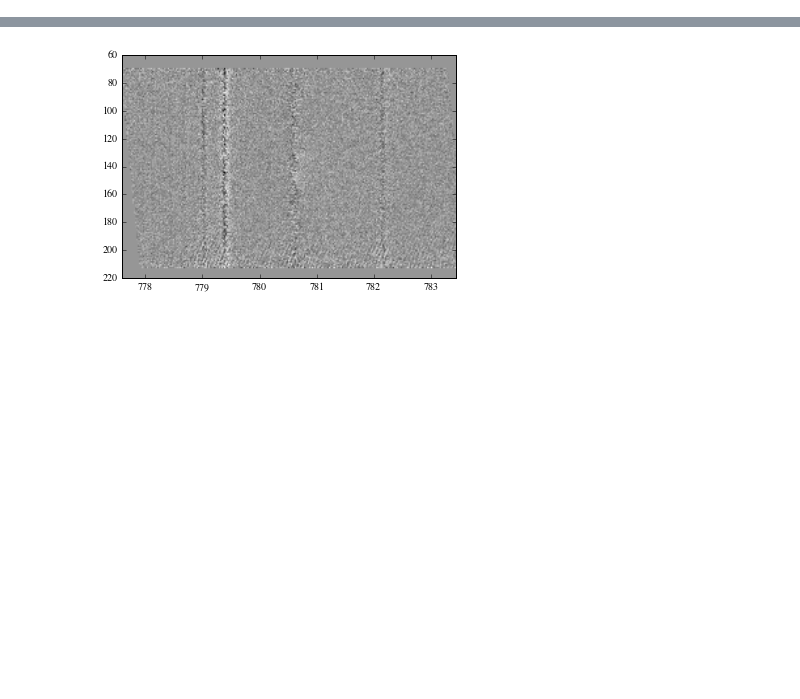
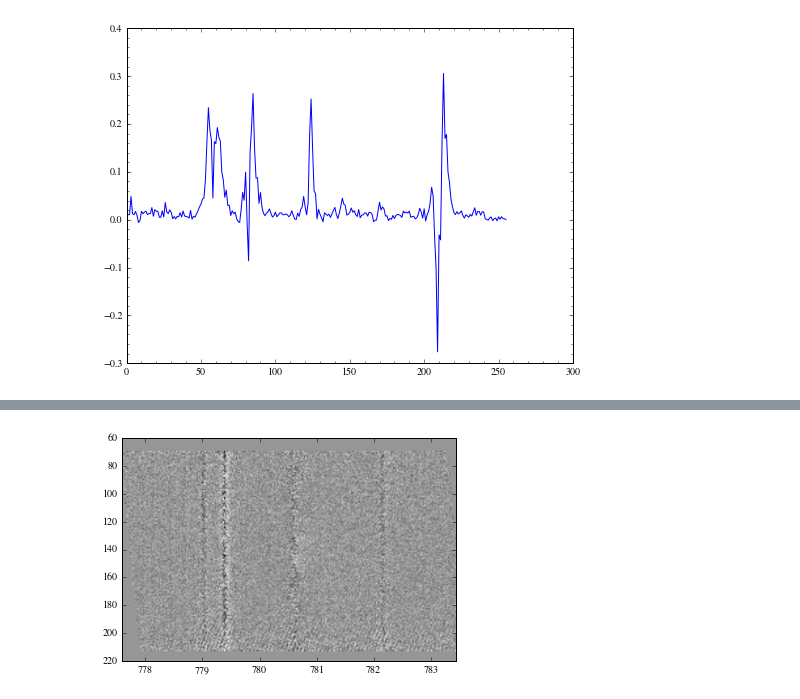
Before and after one commit to yaolun/sa, a Jupyter notebook: TEXES_analysis.ipynb, the cells around one changed output, grey strips where cells are left out. Cells and saved outputs as stored; diff of their text form; code cells hidden in the pictures; blank space fills up the shorter version.

```diff
--- a/TEXES_analysis.ipynb
+++ b/TEXES_analysis.ipynb
@@ -19,0 +61,9 @@ collapse_bkg = (np.sum(im[80:127,:], axis=0)+np.sum(im[155:185,:], axis=0))/2
+# %%
+fig = plt.figure(figsize=(8,6))
+ax = fig.add_subplot(111)
+
+x_pix = np.arange(0,256)
+ax.plot(x_pix, np.sum(im, axis=0))
+ax.minorticks_on()
+# %% [output]
+[figure, added]
```
Also changed, not shown: parts of 23 cells of this notebook.
